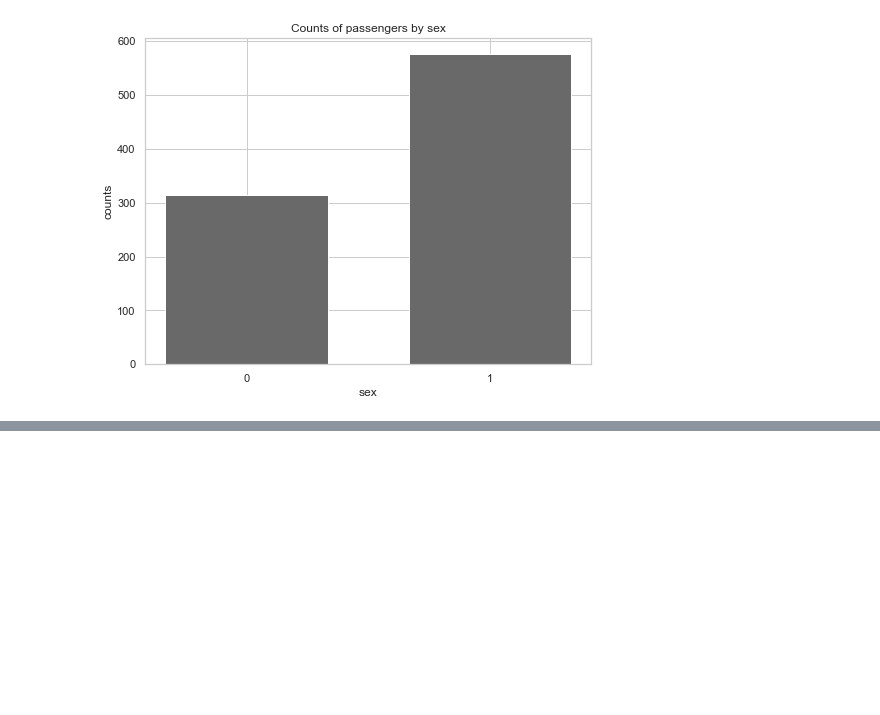
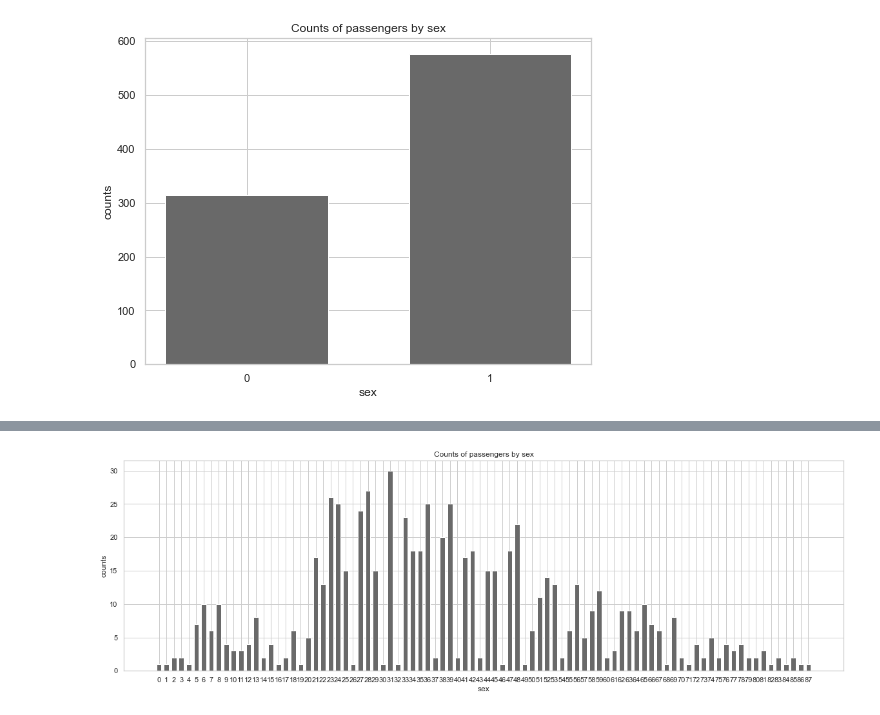
Before and after one commit to jay619/Kaggle-Competitions, a Jupyter notebook: 1-Titanic/src/titanic.ipynb, the cells around one changed output, grey strips where cells are left out. Cells and saved outputs as stored; diff of their text form; code cells hidden in the pictures; blank space fills up the shorter version.

```diff
--- a/1-Titanic/src/titanic.ipynb
+++ b/1-Titanic/src/titanic.ipynb
@@ -190,0 +212,3 @@ plt.close()
+# %%
+counts = train['Age'].value_counts().sort_index()
+counts
@@ -190,0 +228,16 @@ plt.close()
+# %%
+width = 1/1.5
+
+figure = plt.figure(figsize=(20,6))
+
+axes = figure.add_subplot(1,1,1)
+
+axes.bar(range(len(counts)), counts, width, color="dimgray", align="center")
+axes.set_xticks(range(len(counts)))
+axes.set_title('Counts of passengers by sex')
+axes.set_xlabel('sex')
+axes.set_ylabel('counts')
+plt.show()
+plt.close()
+# %% [output]
+[figure, added]
```
Also changed, not shown: parts of 8 cells of this notebook.
